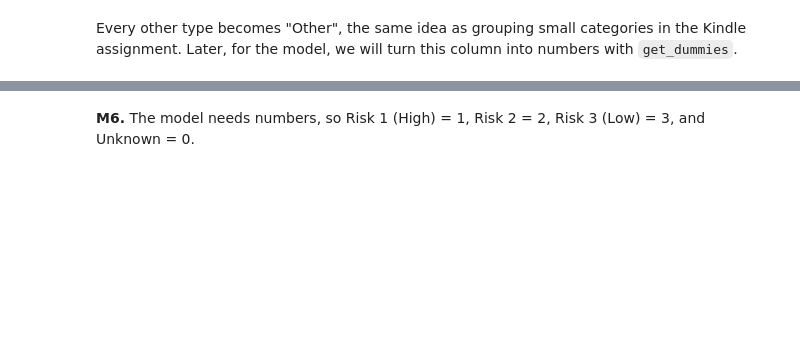
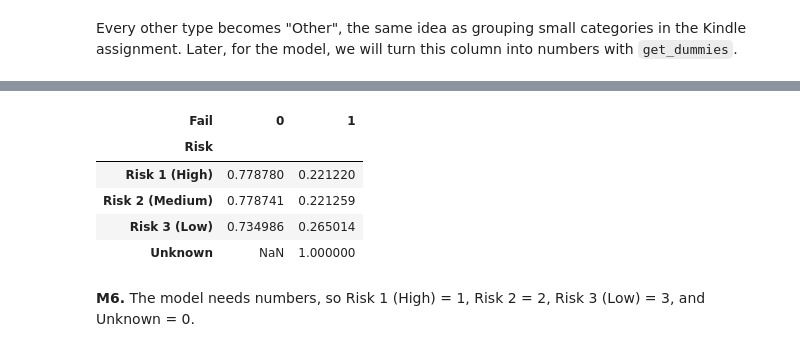
Before and after one commit to maram-06/DataScience, a Jupyter notebook: Task2_Maram_History.ipynb, the cells around one changed output, grey strips where cells are left out. Saved outputs shown, nothing was run; the diff lists cells and outputs as text; code cells hidden in the pictures; blank space fills up the shorter version.

```diff
--- a/Task2_Maram_History.ipynb
+++ b/Task2_Maram_History.ipynb
@@ -97,3 +215,12 @@ df['Risk_Num'].value_counts()
+# %%
+df.groupby('Risk')['Fail'].value_counts(normalize=True).unstack()
+# %% [output]
+| Fail | 0 | 1 |
+| Risk |  |  |
+| Risk 1 (High) | 0.778780 | 0.221220 |
+| Risk 2 (Medium) | 0.778741 | 0.221259 |
+| Risk 3 (Low) | 0.734986 | 0.265014 |
+| Unknown | NaN | 1.000000 |
 # %% [markdown]
 **M6.** The model needs numbers, so Risk 1 (High) = 1, Risk 2 = 2, Risk 3 (Low) = 3, and Unknown = 0.
 # %%
```
Also changed, not shown: parts of 18 cells of this notebook, 1 other file.
